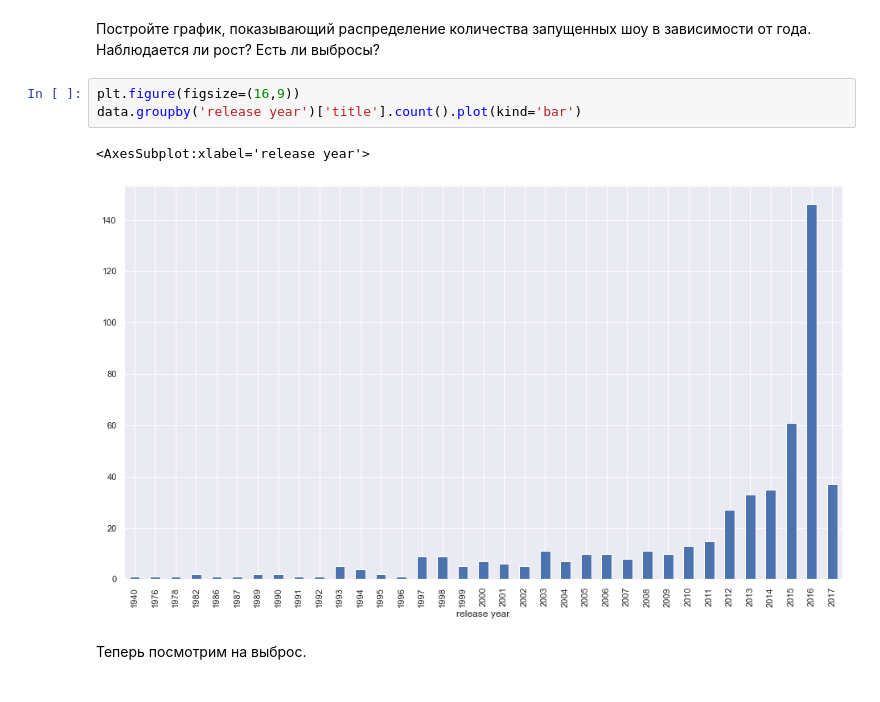
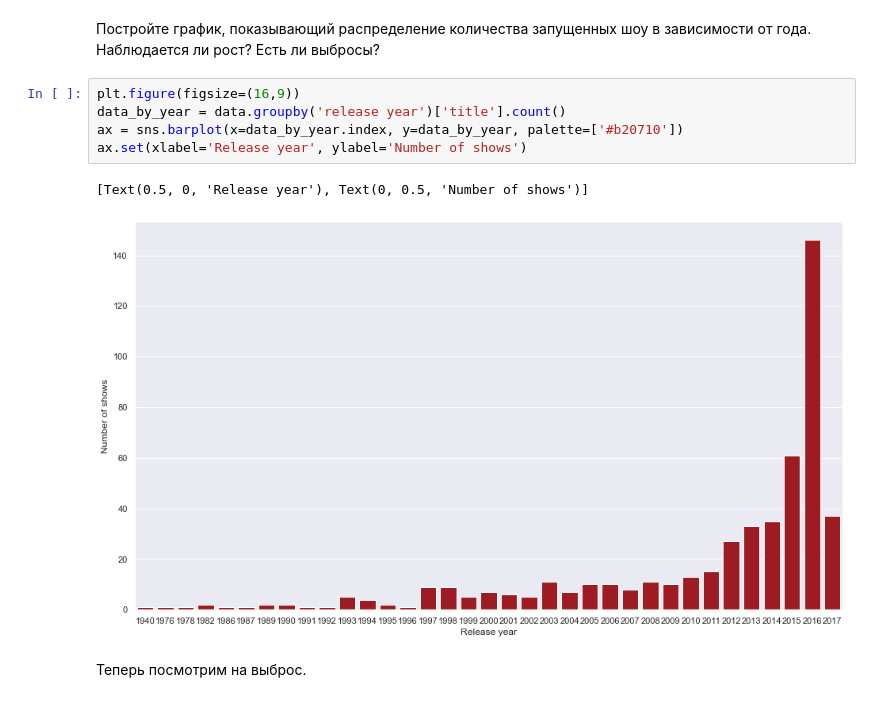
Before and after one commit to reboot2h/SberUniversity, a Jupyter notebook: Профильный модуль/Групповой проект 1/Обновленная_версия_Групповой_проект_Первичный_анализ_данных.ipynb, the cells around one changed output. Drawn from its saved outputs; the diff is of its cells as text.

Commit message:
updated visuals, Dexter analysis

```diff
--- a/Профильный модуль/Групповой проект 1/Обновленная_версия_Групповой_проект_Первичный_анализ_данных.ipynb
+++ b/Профильный модуль/Групповой проект 1/Обновленная_версия_Групповой_проект_Первичный_анализ_данных.ipynb
@@ -168,10 +169,12 @@ array([2004, 2006, 2016, 2008, 2014, 2013, 2017, 2015, 2011, 2009, 2007,
 Постройте график, показывающий распределение количества запущенных шоу в зависимости от года. Наблюдается ли рост? Есть ли выбросы?
 # %%
 plt.figure(figsize=(16,9))
-data.groupby('release year')['title'].count().plot(kind='bar')
+data_by_year = data.groupby('release year')['title'].count()
+ax = sns.barplot(x=data_by_year.index, y=data_by_year, palette=['#b20710'])
+ax.set(xlabel='Release year', ylabel='Number of shows')
 # %% [output]
-<AxesSubplot:xlabel='release year'>
+[Text(0.5, 0, 'Release year'), Text(0, 0.5, 'Number of shows')]
-[figure, old version]
+[figure, new version]
 # %% [markdown]
 Теперь посмотрим на выброс.
 # %%
```
Also changed, not shown: parts of 15 cells of this notebook.
